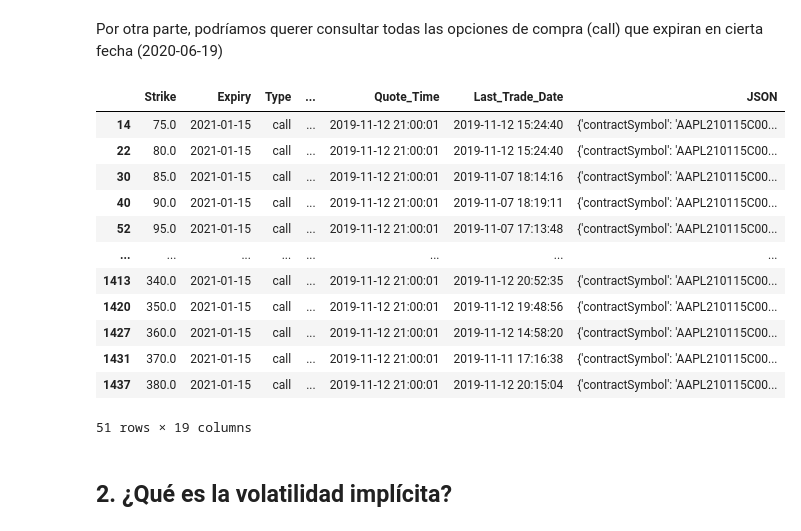
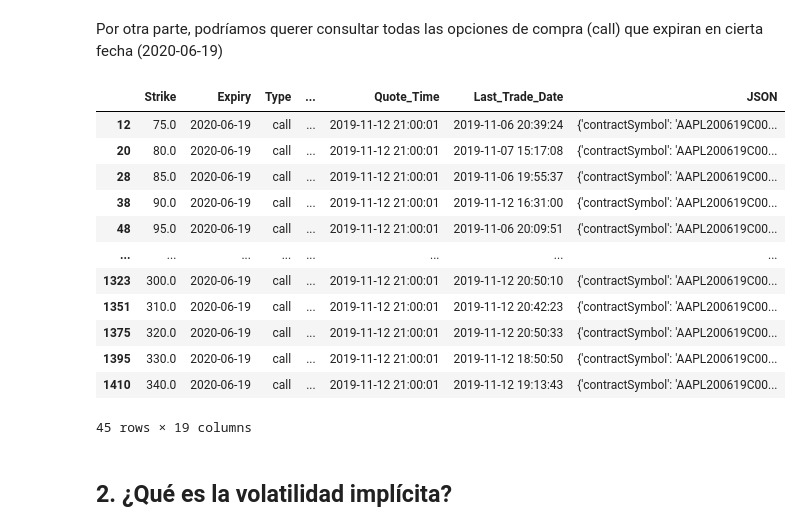
Before and after one commit to violetarcia/SPF-2019-II, a Jupyter notebook: TEMA-3/Clase19_ValuacionOpciones.ipynb, the cells around one changed output. Saved outputs shown, nothing was run; the diff lists cells and outputs as text; code cells hidden in the pictures.

```diff
--- a/TEMA-3/Clase19_ValuacionOpciones.ipynb
+++ b/TEMA-3/Clase19_ValuacionOpciones.ipynb
@@ -130,22 +130,22 @@ Por otra parte, podríamos querer consultar todas las opciones de compra (call)
 # %%
 fecha1 = '2020-06-19'
 fecha2 = '2021-01-15'
-call06 = aapl_opt.loc[(aapl_opt.Expiry== fecha2) & (aapl_opt.Type=='call')]
+call06 = aapl_opt.loc[(aapl_opt.Expiry== fecha1) & (aapl_opt.Type=='call')]
 call06
 # %% [output]
 |  | Strike | Expiry | Type | ... | Quote_Time | Last_Trade_Date | JSON |
-| 14 | 75.0 | 2021-01-15 | call | ... | 2019-11-12 21:00:01 | 2019-11-12 15:24:40 | {'contractSymbol': 'AAPL210115C00... |
-| 22 | 80.0 | 2021-01-15 | call | ... | 2019-11-12 21:00:01 | 2019-11-12 15:24:40 | {'contractSymbol': 'AAPL210115C00... |
-| 30 | 85.0 | 2021-01-15 | call | ... | 2019-11-12 21:00:01 | 2019-11-07 18:14:16 | {'contractSymbol': 'AAPL210115C00... |
-| 40 | 90.0 | 2021-01-15 | call | ... | 2019-11-12 21:00:01 | 2019-11-07 18:19:11 | {'contractSymbol': 'AAPL210115C00... |
-| 52 | 95.0 | 2021-01-15 | call | ... | 2019-11-12 21:00:01 | 2019-11-07 17:13:48 | {'contractSymbol': 'AAPL210115C00... |
+| 12 | 75.0 | 2020-06-19 | call | ... | 2019-11-12 21:00:01 | 2019-11-06 20:39:24 | {'contractSymbol': 'AAPL200619C00... |
+| 20 | 80.0 | 2020-06-19 | call | ... | 2019-11-12 21:00:01 | 2019-11-07 15:17:08 | {'contractSymbol': 'AAPL200619C00... |
+| 28 | 85.0 | 2020-06-19 | call | ... | 2019-11-12 21:00:01 | 2019-11-06 19:55:37 | {'contractSymbol': 'AAPL200619C00... |
+| 38 | 90.0 | 2020-06-19 | call | ... | 2019-11-12 21:00:01 | 2019-11-12 16:31:00 | {'contractSymbol': 'AAPL200619C00... |
+| 48 | 95.0 | 2020-06-19 | call | ... | 2019-11-12 21:00:01 | 2019-11-06 20:09:51 | {'contractSymbol': 'AAPL200619C00... |
 | ... | ... | ... | ... | ... | ... | ... | ... |
-| 1413 | 340.0 | 2021-01-15 | call | ... | 2019-11-12 21:00:01 | 2019-11-12 20:52:35 | {'contractSymbol': 'AAPL210115C00... |
-| 1420 | 350.0 | 2021-01-15 | call | ... | 2019-11-12 21:00:01 | 2019-11-12 19:48:56 | {'contractSymbol': 'AAPL210115C00... |
-| 1427 | 360.0 | 2021-01-15 | call | ... | 2019-11-12 21:00:01 | 2019-11-12 14:58:20 | {'contractSymbol': 'AAPL210115C00... |
-| 1431 | 370.0 | 2021-01-15 | call | ... | 2019-11-12 21:00:01 | 2019-11-11 17:16:38 | {'contractSymbol': 'AAPL210115C00... |
-| 1437 | 380.0 | 2021-01-15 | call | ... | 2019-11-12 21:00:01 | 2019-11-12 20:15:04 | {'contractSymbol': 'AAPL210115C00... |
+| 1323 | 300.0 | 2020-06-19 | call | ... | 2019-11-12 21:00:01 | 2019-11-12 20:50:10 | {'contractSymbol': 'AAPL200619C00... |
+| 1351 | 310.0 | 2020-06-19 | call | ... | 2019-11-12 21:00:01 | 2019-11-12 20:42:23 | {'contractSymbol': 'AAPL200619C00... |
+| 1375 | 320.0 | 2020-06-19 | call | ... | 2019-11-12 21:00:01 | 2019-11-12 20:50:33 | {'contractSymbol': 'AAPL200619C00... |
+| 1395 | 330.0 | 2020-06-19 | call | ... | 2019-11-12 21:00:01 | 2019-11-12 18:50:50 | {'contractSymbol': 'AAPL200619C00... |
+| 1410 | 340.0 | 2020-06-19 | call | ... | 2019-11-12 21:00:01 | 2019-11-12 19:13:43 | {'contractSymbol': 'AAPL200619C00... |
-51 rows × 19 columns
+45 rows × 19 columns
 # %% [markdown]
 ## 2. ¿Qué es la volatilidad implícita?
 # %% [markdown]
```
Also changed, not shown: parts of 8 cells of this notebook, 2 other files.
